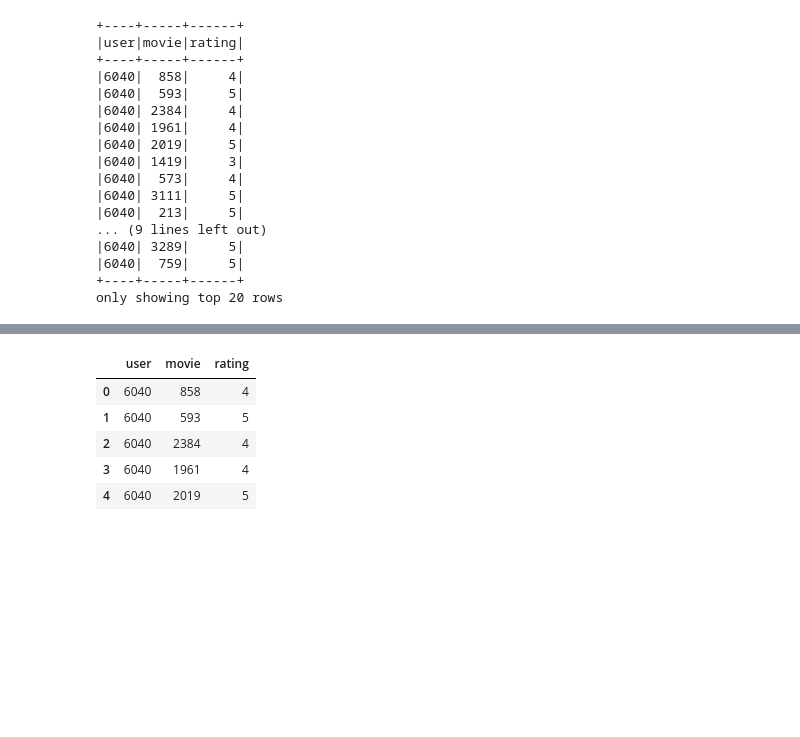
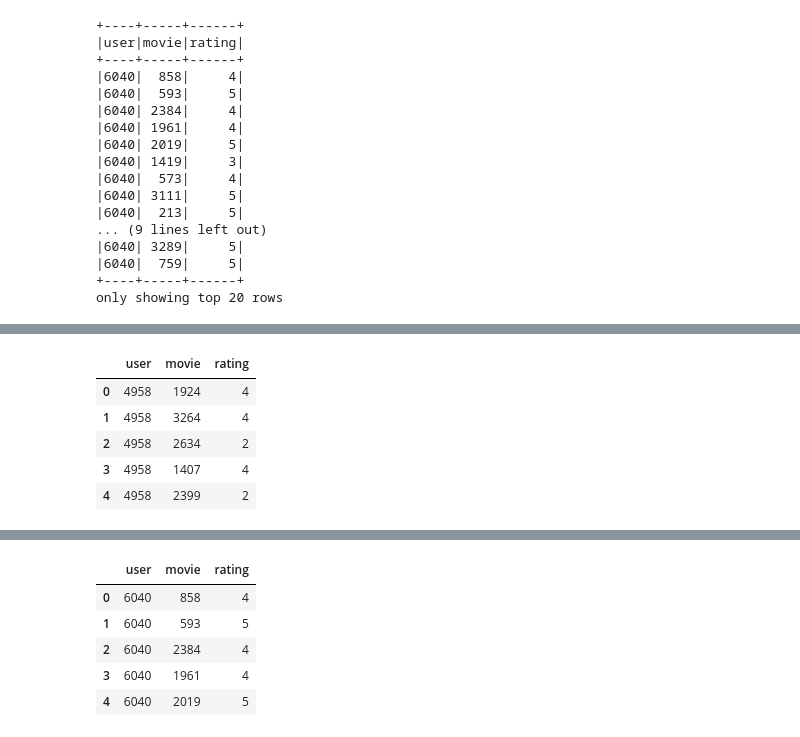
Before and after one commit to Niv-19/iMDb_recommender_system_NMF, a Jupyter notebook: Matrix_factorization.ipynb, the cells around one changed output, grey strips where cells are left out. Cells and saved outputs as stored; diff of their text form; code cells hidden in the pictures; blank space fills up the shorter version.

```diff
--- a/Matrix_factorization.ipynb
+++ b/Matrix_factorization.ipynb
@@ -211,0 +200,2 @@ compute_score(df_pred,df)
+# %%
+testing=pd.read_csv("data/fake_testing.csv")
@@ -211,0 +204,9 @@ compute_score(df_pred,df)
+# %%
+testing.head()
+# %% [output]
+|  | user | movie | rating |
+| 0 | 4958 | 1924 | 4 |
+| 1 | 4958 | 3264 | 4 |
+| 2 | 4958 | 2634 | 2 |
+| 3 | 4958 | 1407 | 4 |
+| 4 | 4958 | 2399 | 2 |
```
Also changed, not shown: parts of 44 cells of this notebook, 2 other files.
